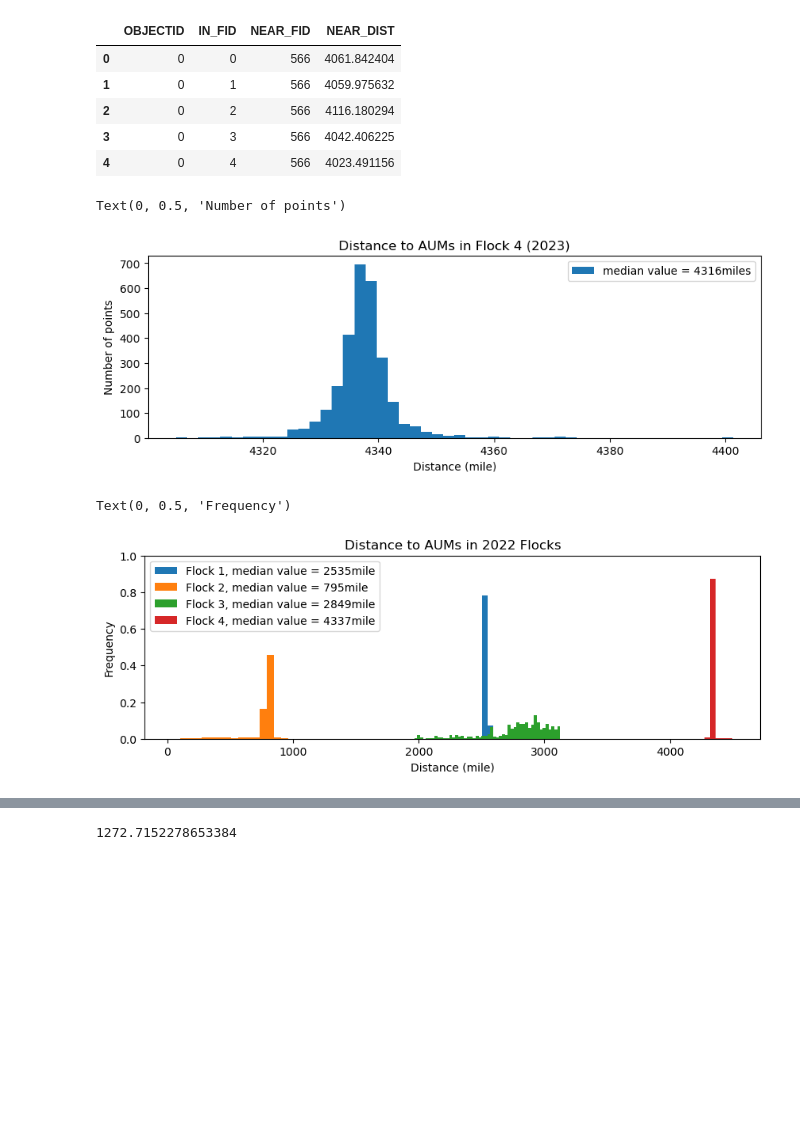
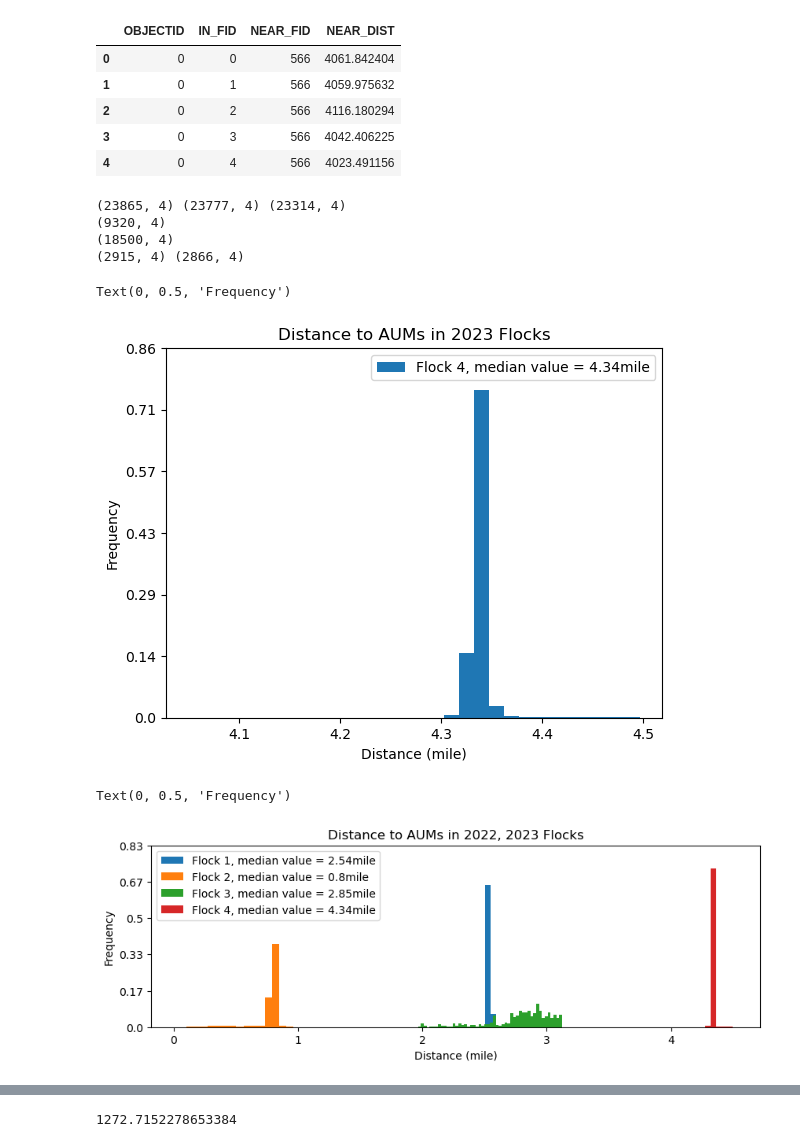
Before and after one commit to YinQingYuanQue/LivestockStudy, a Jupyter notebook: Code/Leo_GPS_Stats.ipynb, the cells around one changed output, grey strips where cells are left out. Cells and saved outputs as stored; diff of their text form; code cells hidden in the pictures; blank space fills up the shorter version.

```diff
--- a/Code/Leo_GPS_Stats.ipynb
+++ b/Code/Leo_GPS_Stats.ipynb
@@ -19,28 +19,44 @@ Dist_942.head()
 | 2 | 0 | 2 | 566 | 4116.180294 |
 | 3 | 0 | 3 | 566 | 4042.406225 |
 | 4 | 0 | 4 | 566 | 4023.491156 |
+# %%
+print (Dist_942.shape, Dist_939.shape,Dist_943.shape)
+print (Dist_947.shape)
+print (Dist_1101.shape)
+print (Dist_942_23.shape, Dist_947_23.shape)
+# %% [output]
+(23865, 4) (23777, 4) (23314, 4)
+(9320, 4)
+(18500, 4)
+(2915, 4) (2866, 4)
 # %%
-fig,ax = plt.subplots(figsize = (10,3))
 Flock4 = []
 tmp_flock = Dist_942_23[(Dist_942_23['NEAR_DIST']<7200) & (Dist_942_23['NEAR_DIST']>5000)]
 Flock4.append(tmp_flock['NEAR_DIST'].values)
-tmp_flock = Dist_947_23[Dist_947_23['NEAR_DIST']<7200 & (Dist_947_23['NEAR_DIST']>5000)]
+tmp_flock = Dist_947_23[(Dist_947_23['NEAR_DIST']<7200) & (Dist_942_23['NEAR_DIST']>5000)]
 Flock4.append(tmp_flock['NEAR_DIST'].values)
 Flock4 = np.concatenate(Flock4)
+Flock4 /= 1600
 
-plt.hist(Flock4/1.6,bins = 50, label = 'median value = ' + str(int(np.percentile(Flock4/1.6,0.5))) + 'miles')
 
-plt.title('Distance to AUMs in Flock 4 (2023)')
-# yticks = plt.gca().get_yticks()
-# plt.yticks(yticks, np.round(yticks * 50, 2))
+
+# plt.hist(Flock1,bins = 50, label = 'Flock 1, median value = ' + str(round(np.percentile(Flock1,50),2)) + 'mile', density = True)
+# plt.hist(Flock2,bins = 50, label = 'Flock 2, median value = ' + str(round(np.percentile(Flock2,50),2)) + 'mile', density = True)
+# plt.hist(Flock3,bins = 50, label = 'Flock 3, median value = ' + str(round(np.percentile(Flock3,50),2)) + 'mile', density = True)
+plt.hist(Flock4,bins = 30, label = 'Flock 4, median value = ' + str(round(np.percentile(Flock4,50),2)) + 'mile', density = True)
+
+
+plt.title('Distance to AUMs in 2023 Flocks')
+yticks = plt.gca().get_yticks()
+plt.yticks(yticks, np.round(yticks/70 , 2))
 plt.legend()
 plt.xlabel('Distance (mile)')
-plt.ylabel('Number of points')
+plt.ylabel('Frequency')
 # %% [output]
-Text(0, 0.5, 'Number of points')
+Text(0, 0.5, 'Frequency')
-[figure, old version]
+[figure, new version]
 # %%
-fig,ax = plt.subplots(figsize = (Dist_1101[Dist_10,3))
+fig,ax = plt.subplots(figsize = (10,3))
 Flock1 = []
 tmp_flock = Dist_942[Dist_942['NEAR_DIST']<5000]
 Flock1.append(tmp_flock['NEAR_DIST'].values)
@@ -49,19 +65,19 @@ Flock1.append(tmp_flock['NEAR_DIST'].values)
 tmp_flock = Dist_939[Dist_939['NEAR_DIST']<5000]
 Flock1.append(tmp_flock['NEAR_DIST'].values)
 Flock1 = np.concatenate(Flock1)
-Flock1 /= 1.6
+Flock1 /= 1600
 
 Flock2 = []
 tmp_flock = Dist_947[Dist_947['NEAR_DIST']<5000]
 Flock2.append(tmp_flock['NEAR_DIST'].values)
 Flock2 = np.concatenate(Flock2)
-Flock2 /= 1.6
+Flock2 /= 1600
 
 Flock3 = []
-tmp_flock = 1101['NEAR_DIST']<5000]
+tmp_flock = Dist_1101[Dist_1101['NEAR_DIST']<5000]
 Flock3.append(tmp_flock['NEAR_DIST'].values)
 Flock3 = np.concatenate(Flock3)
-Flock3 /= 1.6
+Flock3 /= 1600
 
 Flock4 = []
 tmp_flock = Dist_942_23[(Dist_942_23['NEAR_DIST']<7200) & (Dist_942_23['NEAR_DIST']>5000)]
@@ -69,22 +85,22 @@ Flock4.append(tmp_flock['NEAR_DIST'].values)
 tmp_flock = Dist_947_23[(Dist_947_23['NEAR_DIST']<7200) & (Dist_942_23['NEAR_DIST']>5000)]
 Flock4.append(tmp_flock['NEAR_DIST'].values)
 Flock4 = np.concatenate(Flock4)
-Flock4 /= 1.6
+Flock4 /= 1600
 
 
 
-plt.hist(Flock1,bins = 50, label = 'Flock 1, median value = ' + str(int(np.percentile(Flock1,50))) + 'mile', density = True)
-plt.hist(Flock2,bins = 50, label = 'Flock 2, median value = ' + str(int(np.percentile(Flock2,50))) + 'mile', density = True)
-plt.hist(Flock3,bins = 50, label = 'Flock 3, median value = ' + str(int(np.percentile(Flock3,50))) + 'mile', density = True)
-plt.hist(Flock4,bins = 10, label = 'Flock 4, median value = ' + str(int(np.percentile(Flock4,50))) + 'mile', density = True)
+plt.hist(Flock1,bins = 50, label = 'Flock 1, median value = ' + str(round(np.percentile(Flock1,50),2)) + 'mile', density = True)
+plt.hist(Flock2,bins = 50, label = 'Flock 2, median value = ' + str(round(np.percentile(Flock2,50),2)) + 'mile', density = True)
+plt.hist(Flock3,bins = 50, label = 'Flock 3, median value = ' + str(round(np.percentile(Flock3,50),2)) + 'mile', density = True)
+plt.hist(Flock4,bins = 10, label = 'Flock 4, median value = ' + str(round(np.percentile(Flock4,50),2)) + 'mile', density = True)
 
 
-plt.title('Distance to AUMs in 2022 Flocks')
+plt.title('Distance to AUMs in 2022, 2023 Flocks')
 yticks = plt.gca().get_yticks()
-plt.yticks(yticks, np.round(yticks * 40, 2))
+plt.yticks(yticks, np.round(yticks/30 , 2))
 plt.legend()
 plt.xlabel('Distance (mile)')
 plt.ylabel('Frequency')
 # %% [output]
 Text(0, 0.5, 'Frequency')
-[figure, old version]
+[figure, new version]
```
Also changed, not shown: parts of 1 cell of this notebook, 3 other files.
